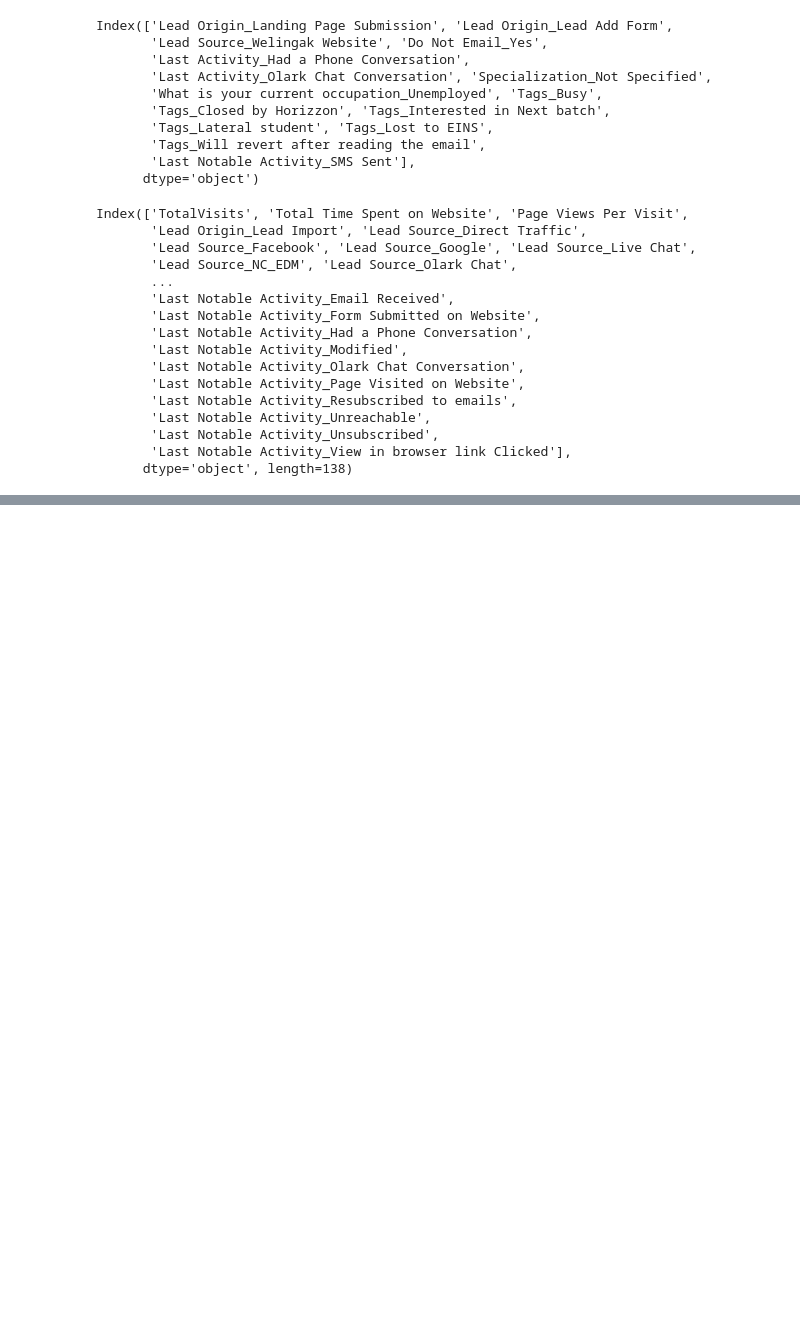
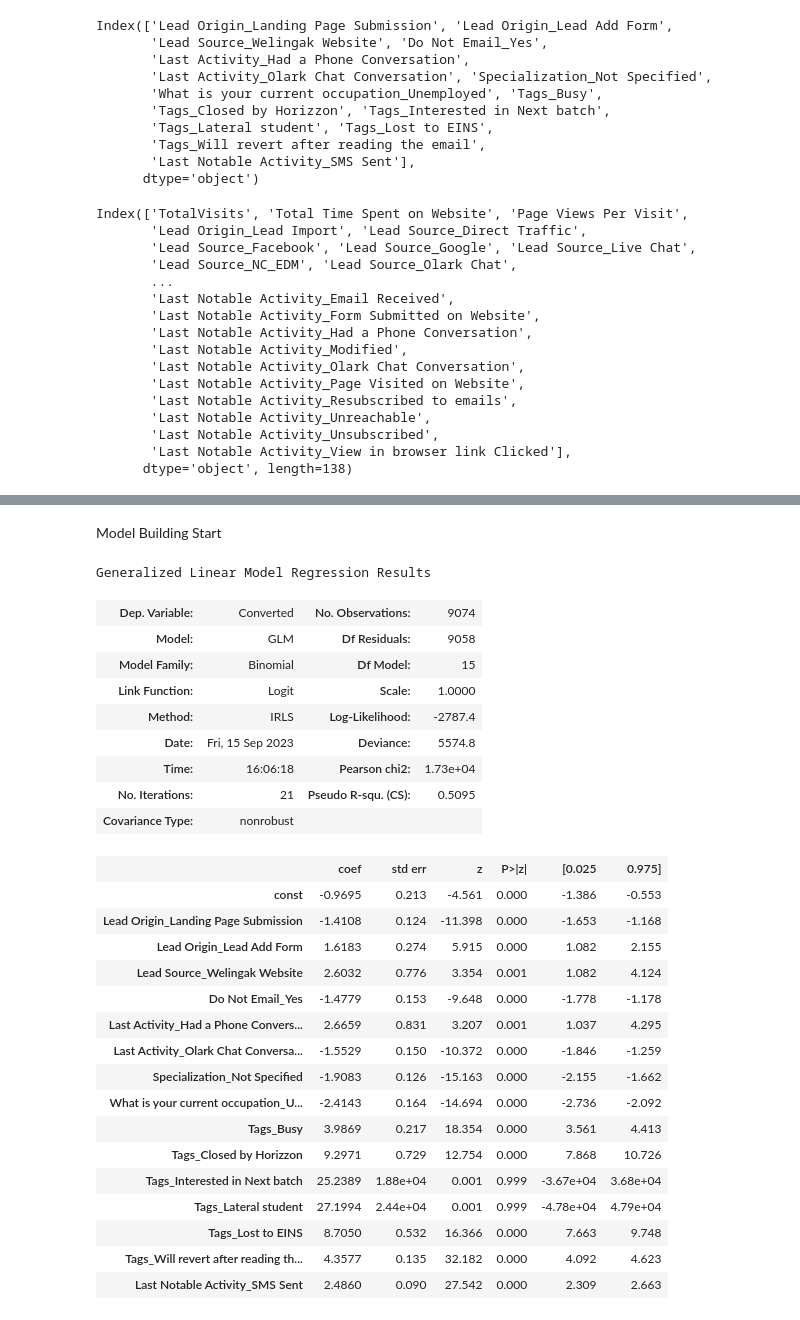
Before and after one commit to pratiksinha35/lead_score, a Jupyter notebook: Model.ipynb, the cells around one changed output, grey strips where cells are left out. Cells and saved outputs as stored; diff of their text form; code cells hidden in the pictures; blank space fills up the shorter version.

Commit message:
Model Building Done

```diff
--- a/Model.ipynb
+++ b/Model.ipynb
@@ -568,3 +568,5 @@ X_train_rfe.head()
 | 2 | 1.0 | 1 | 0 | 0 | 0 | ... |
 | 3 | 1.0 | 1 | 0 | 0 | 0 | ... |
 | 4 | 1.0 | 1 | 0 | 0 | 0 | ... |
+# %% [markdown]
+Model Building Start
@@ -570,0 +583,31 @@ X_train_rfe.head()
+# %%
+lm1 = sm.GLM(y_train, X_train_rfe, family=sm.families.Binomial())
+lm1.fit().summary()
+# %% [output]
+Generalized Linear Model Regression Results
+| Dep. Variable: | Converted | No. Observations: | 9074 |
+| Model: | GLM | Df Residuals: | 9058 |
+| Model Family: | Binomial | Df Model: | 15 |
+| Link Function: | Logit | Scale: | 1.0000 |
+| Method: | IRLS | Log-Likelihood: | -2787.4 |
+| Date: | Fri, 15 Sep 2023 | Deviance: | 5574.8 |
+| Time: | 16:06:18 | Pearson chi2: | 1.73e+04 |
+| No. Iterations: | 21 | Pseudo R-squ. (CS): | 0.5095 |
+| Covariance Type: | nonrobust |  |  |
+|  | coef | std err | z | P>|z| | [0.025 | 0.975] |
+| const | -0.9695 | 0.213 | -4.561 | 0.000 | -1.386 | -0.553 |
+| Lead Origin_Landing Page Submission | -1.4108 | 0.124 | -11.398 | 0.000 | -1.653 | -1.168 |
+| Lead Origin_Lead Add Form | 1.6183 | 0.274 | 5.915 | 0.000 | 1.082 | 2.155 |
+| Lead Source_Welingak Website | 2.6032 | 0.776 | 3.354 | 0.001 | 1.082 | 4.124 |
+| Do Not Email_Yes | -1.4779 | 0.153 | -9.648 | 0.000 | -1.778 | -1.178 |
+| Last Activity_Had a Phone Convers... | 2.6659 | 0.831 | 3.207 | 0.001 | 1.037 | 4.295 |
+| Last Activity_Olark Chat Conversa... | -1.5529 | 0.150 | -10.372 | 0.000 | -1.846 | -1.259 |
+| Specialization_Not Specified | -1.9083 | 0.126 | -15.163 | 0.000 | -2.155 | -1.662 |
+| What is your current occupation_U... | -2.4143 | 0.164 | -14.694 | 0.000 | -2.736 | -2.092 |
+| Tags_Busy | 3.9869 | 0.217 | 18.354 | 0.000 | 3.561 | 4.413 |
+| Tags_Closed by Horizzon | 9.2971 | 0.729 | 12.754 | 0.000 | 7.868 | 10.726 |
+| Tags_Interested in Next batch | 25.2389 | 1.88e+04 | 0.001 | 0.999 | -3.67e+04 | 3.68e+04 |
+| Tags_Lateral student | 27.1994 | 2.44e+04 | 0.001 | 0.999 | -4.78e+04 | 4.79e+04 |
+| Tags_Lost to EINS | 8.7050 | 0.532 | 16.366 | 0.000 | 7.663 | 9.748 |
+| Tags_Will revert after reading th... | 4.3577 | 0.135 | 32.182 | 0.000 | 4.092 | 4.623 |
+| Last Notable Activity_SMS Sent | 2.4860 | 0.090 | 27.542 | 0.000 | 2.309 | 2.663 |
```
Also changed, not shown: parts of 10 cells of this notebook.
